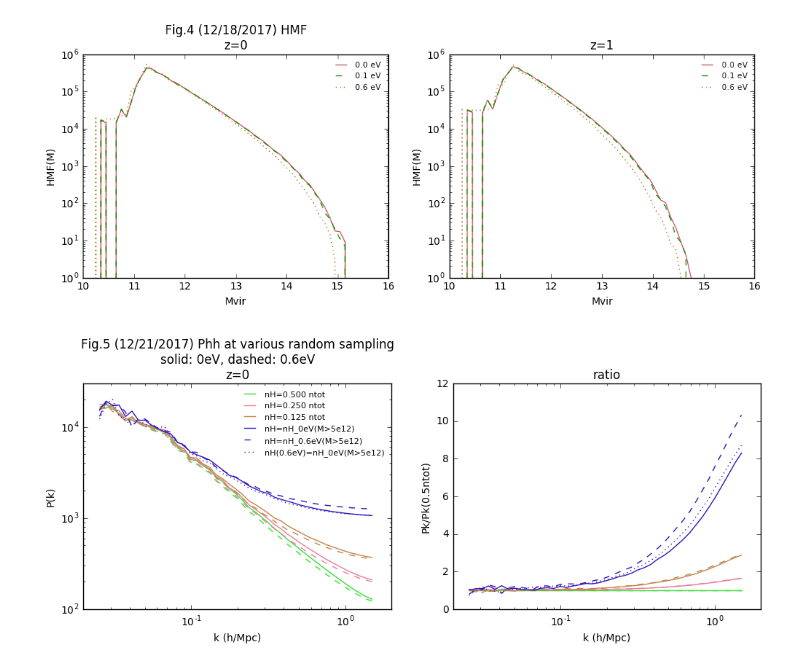
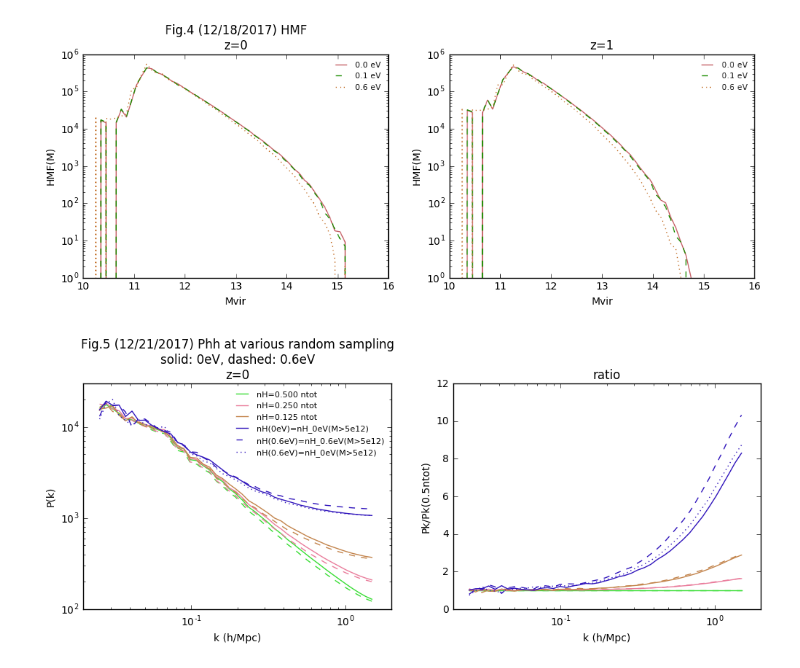
Before and after one commit to liuxx479/nubias, a Jupyter notebook: plots.ipynb, the cells around one changed output. Cells and saved outputs as stored; diff of their text form; code cells hidden in the pictures.

```diff
--- a/plots.ipynb
+++ b/plots.ipynb
@@ -212,33 +212,33 @@ for i in (2,4,8):
     ax1.plot(k0, ps0,'-',color=icolor,label='nH=%.3f ntot'%(1./i))
     ax1.plot(k0, ps6,'--',color=icolor)
     ax2.plot(k0, ps0/ps00,'-',color=icolor,)
     ax2.plot(k0, ps6/ps66,'--',color=icolor,)
 icolor=rand(3)
 k0, ps0, ps6, ps6b = load('test_nH/Phh_random_5e12.npy')
-ax1.plot(k0, ps0,'-',color=icolor,label='nH=nH_0eV(M>5e12)')
-ax1.plot(k0, ps6,'--',color=icolor,label='nH=nH_0.6eV(M>5e12)')
+ax1.plot(k0, ps0,'-',color=icolor,label='nH(0eV)=nH_0eV(M>5e12)')
+ax1.plot(k0, ps6,'--',color=icolor,label='nH(0.6eV)=nH_0.6eV(M>5e12)')
 ax1.plot(k0, ps6b,':',color=icolor,label='nH(0.6eV)=nH_0eV(M>5e12)')
 ax2.plot(k0, ps0/ps00,'-',color=icolor,)
 ax2.plot(k0, ps6/ps66,'--',color=icolor,)
 ax2.plot(k0, ps6b/ps66,':',color=icolor,)
 
 ax1.set_xscale('log')
 ax1.set_yscale('log')
 ax1.set_ylabel('P(k)')
 ax1.set_xlim(2e-2,2)
 ax1.set_ylim(1e2,3e4)
 ax1.set_title('''Fig.5 (12/21/2017) Phh at various random sampling
 solid: 0eV, dashed: 0.6eV
 z=0''')
 ax1.legend(loc=0,frameon=0,fontsize=8)
 ax1.set_xlabel('k (h/Mpc)')
 
 ax2.set_ylabel('Pk/Pk(0.5ntot)')
 ax2.set_xlim(2e-2,2)
 ax2.set_xscale('log')
 ax2.set_xlabel('k (h/Mpc)')
 ax2.set_title('ratio')
 
 show()
 # %% [output]
-[figure, old version]
+[figure, new version]
```
